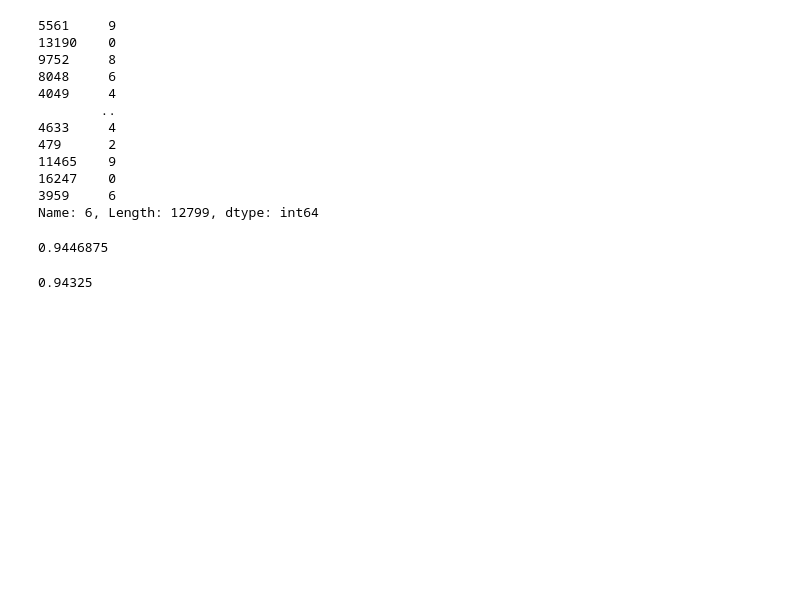
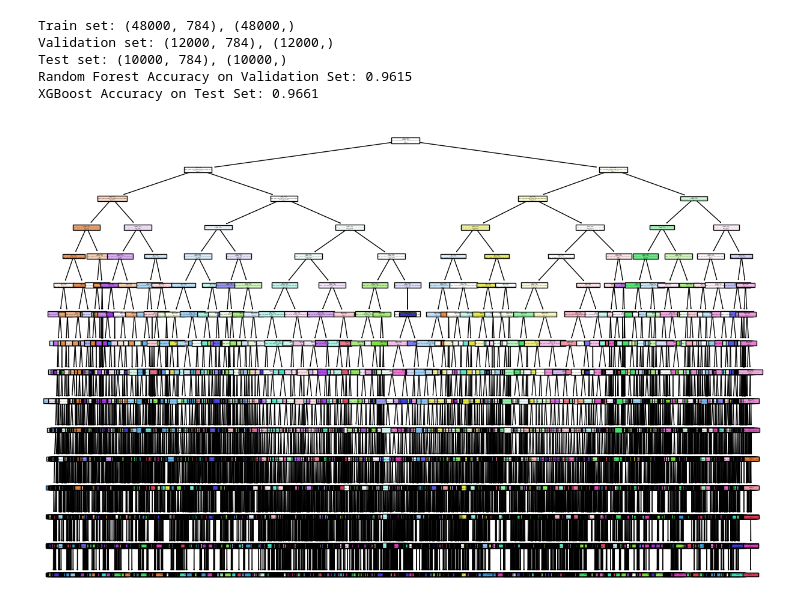
Before and after one commit to SAITEJAgitrez2/xgboostMNIST, a Jupyter notebook: GBT2.ipynb, the cells around one changed output. Cells and saved outputs as stored; diff of their text form; code cells hidden in the pictures; blank space fills up the shorter version.

```diff
--- a/GBT2.ipynb
+++ b/GBT2.ipynb
@@ -57,29 +0,0 @@ x_train
-# %%
-y_train
-# %% [output]
-5561     9
-13190    0
-9752     8
-8048     6
-4049     4
-        ..
-4633     4
-479      2
-11465    9
-16247    0
-3959     6
-Name: 6, Length: 12799, dtype: int64
-# %%
-model = RandomForestClassifier(50, max_depth=15, max_features=15)
-model.fit(x_train, y_train)
-print(model.score(x_val, y_val))
-# %% [output]
-0.9446875
-# %%
-model2 = XGBClassifier(objective='multiclass:softmax', learning_rate = 0.1,
-              max_depth = 15, n_estimators = 50)
-model2.fit(x_train, y_train)
-preds = model2.predict(x_test)
-print(sum(preds==y_test)/len(y_test))
-# %% [output]
-0.94325
@@ -87,0 +32,31 @@ plot_tree(model, num_trees=3)
+# %%
+# Check dataset shapes
+print(f"Train set: {x_train.shape}, {y_train.shape}")
+print(f"Validation set: {x_val.shape}, {y_val.shape}")
+print(f"Test set: {x_test.shape}, {y_test.shape}")
+
+# Train Random Forest Classifier
+rf_model = RandomForestClassifier(n_estimators=50, max_depth=15, max_features=15, random_state=42)
+rf_model.fit(x_train, y_train)
+print(f"Random Forest Accuracy on Validation Set: {rf_model.score(x_val, y_val):.4f}")
+
+# Train XGBoost Classifier
+xgb_model = xgb.XGBClassifier(objective='multi:softmax', num_class=10, learning_rate=0.1, max_depth=15, n_estimators=50)
+xgb_model.fit(x_train, y_train)
+
+# Predict and evaluate XGBoost model
+xgb_preds = xgb_model.predict(x_test)
+xgb_accuracy = accuracy_score(y_test, xgb_preds)
+print(f"XGBoost Accuracy on Test Set: {xgb_accuracy:.4f}")
+
+# Visualizing a Random Forest Decision Tree
+plt.figure(figsize=(15, 10))
+plot_tree(rf_model.estimators_[3], filled=True, feature_names=[str(i) for i in range(784)], class_names=[str(i) for i in range(10)])
+plt.show()
+# %% [output]
+Train set: (48000, 784), (48000,)
+Validation set: (12000, 784), (12000,)
+Test set: (10000, 784), (10000,)
+Random Forest Accuracy on Validation Set: 0.9615
+XGBoost Accuracy on Test Set: 0.9661
+[figure, added]
```
Also changed, not shown: parts of 6 cells of this notebook.
